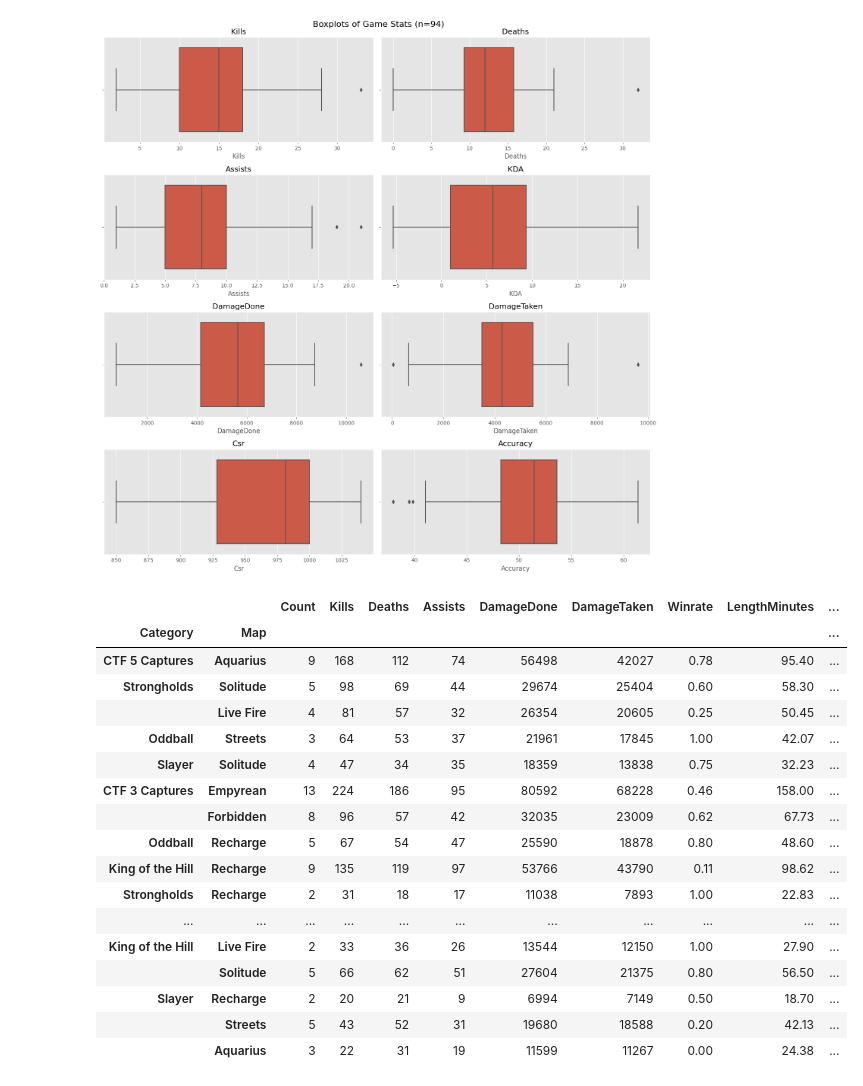
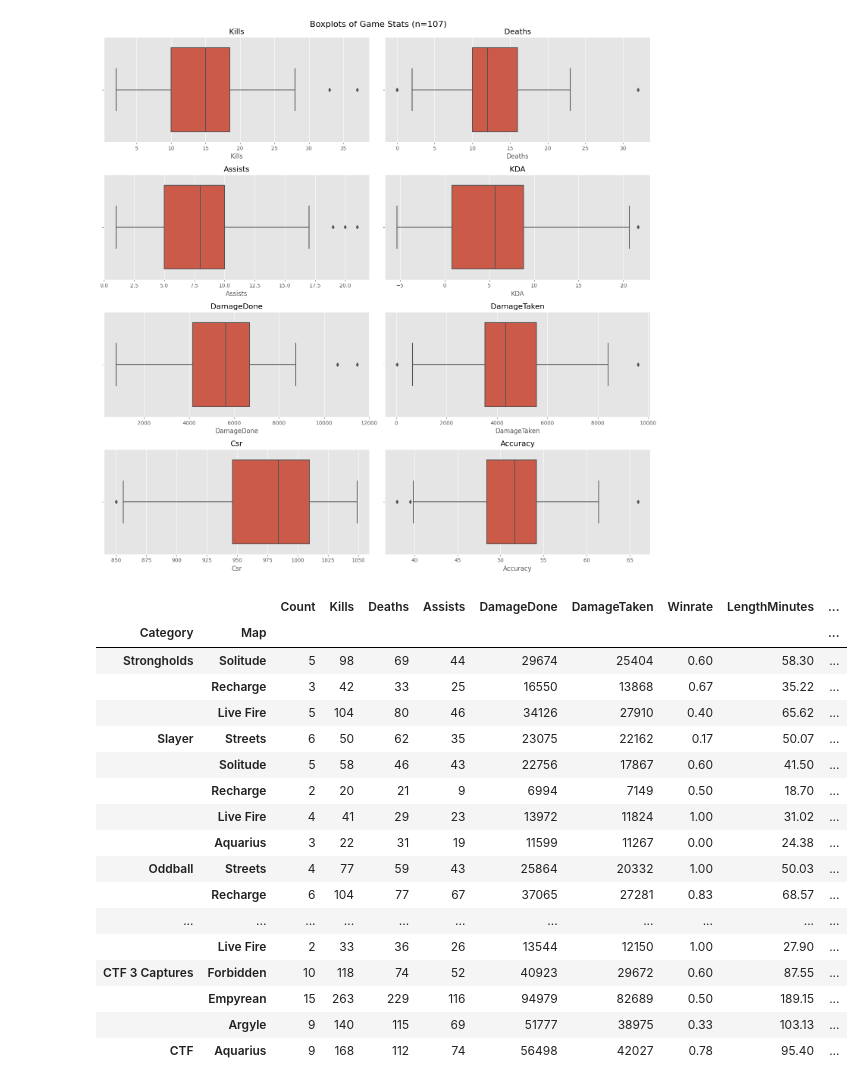
Before and after one commit to palmerac/Halo, a Jupyter notebook: haloNS.ipynb, the cells around one changed output. Saved outputs shown, nothing was run; the diff lists cells and outputs as text; code cells hidden in the pictures.

```diff
--- a/haloNS.ipynb
+++ b/haloNS.ipynb
@@ -51,9 +51,10 @@ df = df.drop(['Player', 'MatchId', 'Input', 'Queue', 'Mmr', 'WasAtStart', 'WasAt
 
 dfr = df[df['Playlist'] == 'Ranked Arena']
 dfr['Csr'] = dfr['PostCsr'].replace(0, method='ffill')
-dfr = dfr[dfr['Outcome'] != 'Draw']
+# dfr = dfr[dfr['Outcome'] != 'Draw']
 dfr = dfr[dfr['Outcome'] != 'Left']
-dfr['Outcome'] = dfr['Outcome'].map({'Win': 1, 'Loss': 0})
+# dfr['Outcome'] = dfr['Outcome'].map({'Win': 1, 'Loss': 0})
+dfr['Outcome'] = dfr['Outcome'].map({'Win': 1, 'Loss': 0, 'Draw': 0.5})
 dfr['LifetimeWinRate'] = (dfr['Outcome'].cumsum() /
                            (dfr['Outcome'].cumsum() +
                             dfr['Outcome'].eq(0).cumsum())).fillna(0)
@@ -151,52 +152,52 @@ plt.tight_layout()
 # plt.savefig('Plots/Boxplots.png', dpi=300)
 plt.show()
 # %% [output]
-[figure, old version]
+[figure, new version]
 # %%
 dfrcc = dfr.groupby(['Category','Map']).agg({'Category': 'count',
                                              'Kills' : 'sum',
                                              'Deaths' : 'sum',
                                              'Assists' : 'sum',
                                              'ShotsLanded' : 'sum',
                                              'ShotsFired' : 'sum',
                                              'DamageDone': 'sum',
                                              'DamageTaken': 'sum',
                                              'Outcome': 'mean',
                                              'LengthMinutes': 'sum',
                                              })
 dfrcc.rename(columns={'Category': 'Count', 'Outcome': 'Winrate'}, inplace=True)
 dfrcc['Accuracy'] = (dfrcc['ShotsLanded'] / dfrcc['ShotsFired']) *100
 dfrcc['KD'] = dfrcc['Kills'] / dfrcc['Deaths']
 dfrcc['DamageRatio'] = dfrcc['DamageDone'] / dfrcc['DamageTaken']
 dfrcc['Dmg/Life'] = dfrcc['DamageDone'] / dfrcc['Deaths']
 dfrcc['ExDmg/Life'] = (dfrcc['DamageDone'] - dfrcc['DamageTaken']) / dfrcc['Deaths']
 dfrcc['Kills/10Min'] = dfrcc['Kills'] / dfrcc['LengthMinutes'] * 10
 dfrcc['Deaths/10Min'] = dfrcc['Deaths'] / dfrcc['LengthMinutes'] * 10
 dfrcc['Assists/10Min'] = dfrcc['Assists'] / dfrcc['LengthMinutes'] * 10
 dfrcc['KDA/10Min'] = (dfrcc['Kills/10Min'] + (dfrcc['Assists/10Min'] / 3)) / dfrcc['Deaths/10Min']
 dfrcc = dfrcc.drop(['ShotsLanded', 'ShotsFired'], axis=1)
-# dfrcc = round(dfrcc.sort_values(['Category', 'Map'], ascending=False),2)
-dfrcc = round(dfrcc.sort_values('Kills/10Min', ascending=False),2)
+dfrcc = round(dfrcc.sort_values(['Category', 'Map'], ascending=False),2)
+# dfrcc = round(dfrcc.sort_values('Winrate', ascending=False),2)
 dfrcc
 # %% [output]
 |  |  | Count | Kills | Deaths | Assists | DamageDone | DamageTaken | Winrate | LengthMinutes | ... |
 | Category | Map |  |  |  |  |  |  |  |  | ... |
-| CTF 5 Captures | Aquarius | 9 | 168 | 112 | 74 | 56498 | 42027 | 0.78 | 95.40 | ... |
 | Strongholds | Solitude | 5 | 98 | 69 | 44 | 29674 | 25404 | 0.60 | 58.30 | ... |
-|  | Live Fire | 4 | 81 | 57 | 32 | 26354 | 20605 | 0.25 | 50.45 | ... |
-| Oddball | Streets | 3 | 64 | 53 | 37 | 21961 | 17845 | 1.00 | 42.07 | ... |
-| Slayer | Solitude | 4 | 47 | 34 | 35 | 18359 | 13838 | 0.75 | 32.23 | ... |
-| CTF 3 Captures | Empyrean | 13 | 224 | 186 | 95 | 80592 | 68228 | 0.46 | 158.00 | ... |
-|  | Forbidden | 8 | 96 | 57 | 42 | 32035 | 23009 | 0.62 | 67.73 | ... |
-| Oddball | Recharge | 5 | 67 | 54 | 47 | 25590 | 18878 | 0.80 | 48.60 | ... |
-| King of the Hill | Recharge | 9 | 135 | 119 | 97 | 53766 | 43790 | 0.11 | 98.62 | ... |
-| Strongholds | Recharge | 2 | 31 | 18 | 17 | 11038 | 7893 | 1.00 | 22.83 | ... |
+|  | Recharge | 3 | 42 | 33 | 25 | 16550 | 13868 | 0.67 | 35.22 | ... |
+|  | Live Fire | 5 | 104 | 80 | 46 | 34126 | 27910 | 0.40 | 65.62 | ... |
+| Slayer | Streets | 6 | 50 | 62 | 35 | 23075 | 22162 | 0.17 | 50.07 | ... |
+|  | Solitude | 5 | 58 | 46 | 43 | 22756 | 17867 | 0.60 | 41.50 | ... |
+|  | Recharge | 2 | 20 | 21 | 9 | 6994 | 7149 | 0.50 | 18.70 | ... |
+|  | Live Fire | 4 | 41 | 29 | 23 | 13972 | 11824 | 1.00 | 31.02 | ... |
+|  | Aquarius | 3 | 22 | 31 | 19 | 11599 | 11267 | 0.00 | 24.38 | ... |
+| Oddball | Streets | 4 | 77 | 59 | 43 | 25864 | 20332 | 1.00 | 50.03 | ... |
+|  | Recharge | 6 | 104 | 77 | 67 | 37065 | 27281 | 0.83 | 68.57 | ... |
 | ... | ... | ... | ... | ... | ... | ... | ... | ... | ... | ... |
-| King of the Hill | Live Fire | 2 | 33 | 36 | 26 | 13544 | 12150 | 1.00 | 27.90 | ... |
-|  | Solitude | 5 | 66 | 62 | 51 | 27604 | 21375 | 0.80 | 56.50 | ... |
-| Slayer | Recharge | 2 | 20 | 21 | 9 | 6994 | 7149 | 0.50 | 18.70 | ... |
-|  | Streets | 5 | 43 | 52 | 31 | 19680 | 18588 | 0.20 | 42.13 | ... |
-|  | Aquarius | 3 | 22 | 31 | 19 | 11599 | 11267 | 0.00 | 24.38 | ... |
+|  | Live Fire | 2 | 33 | 36 | 26 | 13544 | 12150 | 1.00 | 27.90 | ... |
+| CTF 3 Captures | Forbidden | 10 | 118 | 74 | 52 | 40923 | 29672 | 0.60 | 87.55 | ... |
+|  | Empyrean | 15 | 263 | 229 | 116 | 94979 | 82689 | 0.50 | 189.15 | ... |
+|  | Argyle | 9 | 140 | 115 | 69 | 51777 | 38975 | 0.33 | 103.13 | ... |
+| CTF | Aquarius | 9 | 168 | 112 | 74 | 56498 | 42027 | 0.78 | 95.40 | ... |
 # %%
 dfrcc = dfr.groupby('Category').agg({'Category': 'count',
                                              'Kills' : 'sum',
```
Also changed, not shown: parts of 9 cells of this notebook, 14 other files.
